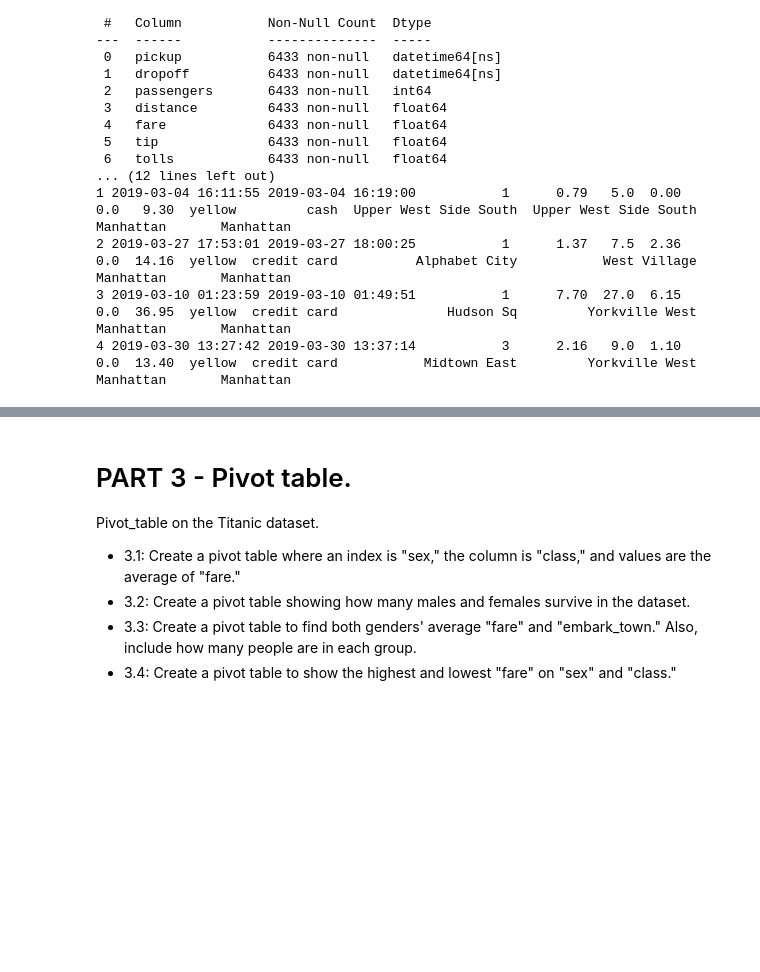
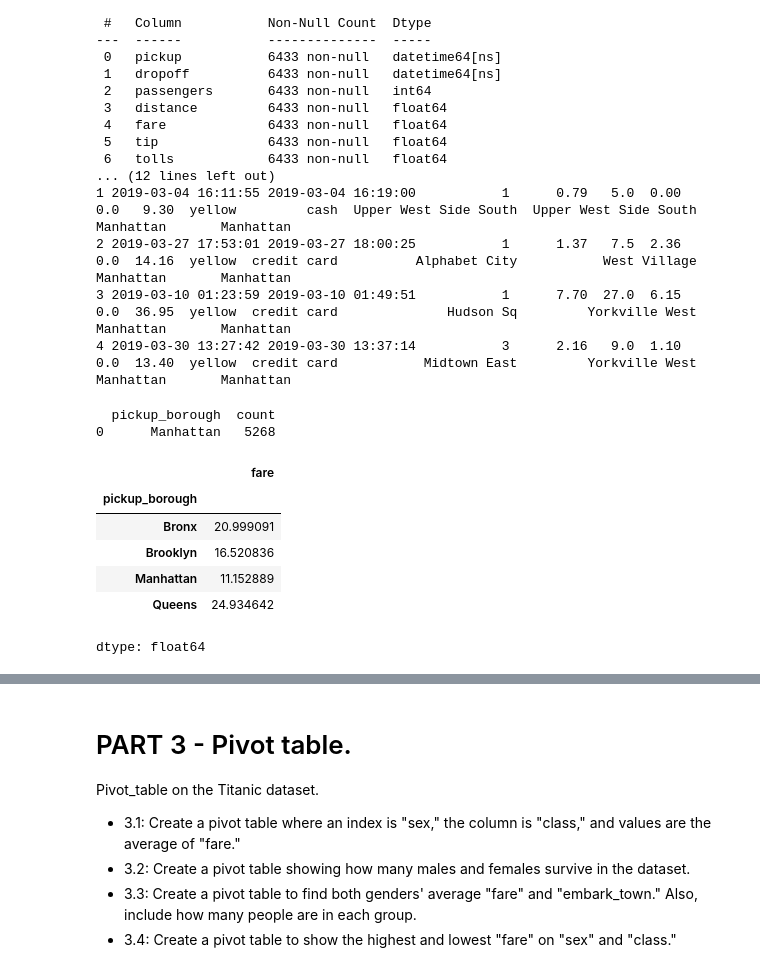
Before and after one commit to firstChetsadakon/myLearnPython, a Jupyter notebook: Chetsadakon_Kongphasuk_of_[week12_lab]_Pandas_Merge_and_Pivot_table.ipynb, the cells around one changed output, grey strips where cells are left out. Saved outputs shown, nothing was run; the diff lists cells and outputs as text; code cells hidden in the pictures; blank space fills up the shorter version.

```diff
--- a/Chetsadakon_Kongphasuk_of_[week12_lab]_Pandas_Merge_and_Pivot_table.ipynb
+++ b/Chetsadakon_Kongphasuk_of_[week12_lab]_Pandas_Merge_and_Pivot_table.ipynb
@@ -92,3 +119,23 @@ Data columns (total 14 columns):
 2 2019-03-27 17:53:01 2019-03-27 18:00:25           1      1.37   7.5  2.36    0.0  14.16  yellow  credit card          Alphabet City           West Village      Manhattan       Manhattan
 3 2019-03-10 01:23:59 2019-03-10 01:49:51           1      7.70  27.0  6.15    0.0  36.95  yellow  credit card              Hudson Sq         Yorkville West      Manhattan       Manhattan
 4 2019-03-30 13:27:42 2019-03-30 13:37:14           3      2.16   9.0  1.10    0.0  13.40  yellow  credit card           Midtown East         Yorkville West      Manhattan       Manhattan
+# %%
+#2.1
+df = taxisDf
+df1 = df['pickup_borough'].value_counts().reset_index().sort_values(by='count',ascending=False)
+print(df1.loc[[0]])
+# %% [output]
+  pickup_borough  count
+0      Manhattan   5268
+# %%
+#2.2
+pickup_boroughtaxisDffare = taxisDf.groupby('pickup_borough')['fare'].mean()
+pickup_boroughtaxisDffare
+# %% [output]
+|  | fare |
+| pickup_borough |  |
+| Bronx | 20.999091 |
+| Brooklyn | 16.520836 |
+| Manhattan | 11.152889 |
+| Queens | 24.934642 |
+dtype: float64
```
Also changed, not shown: parts of 12 cells of this notebook.
